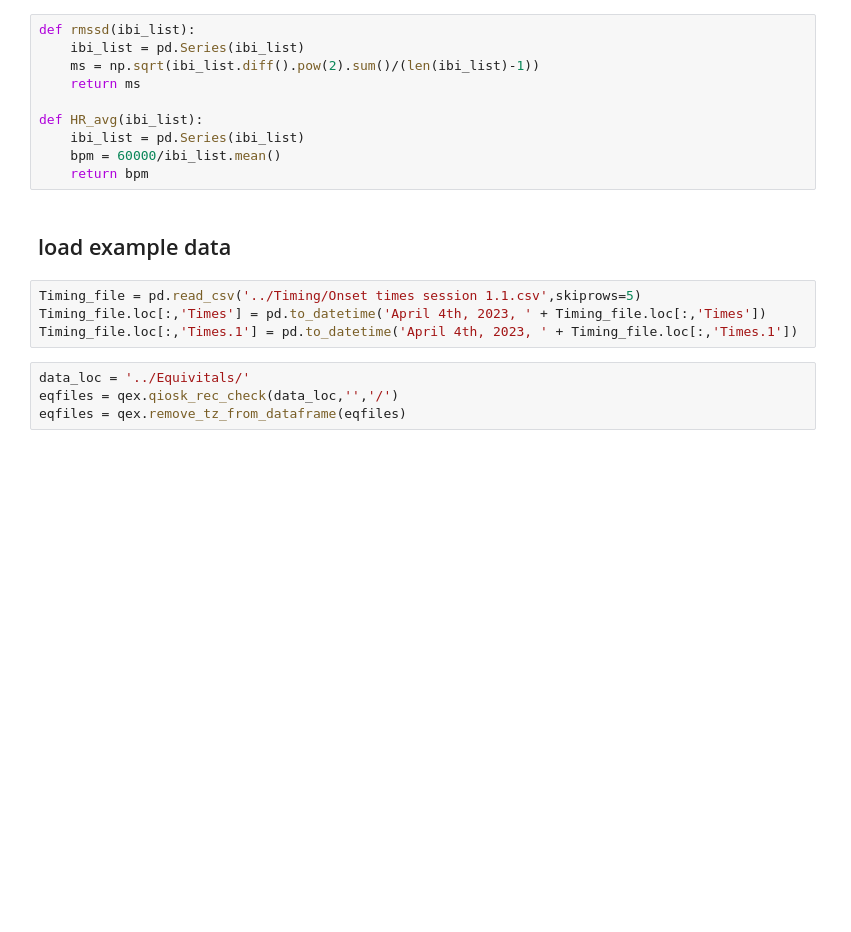
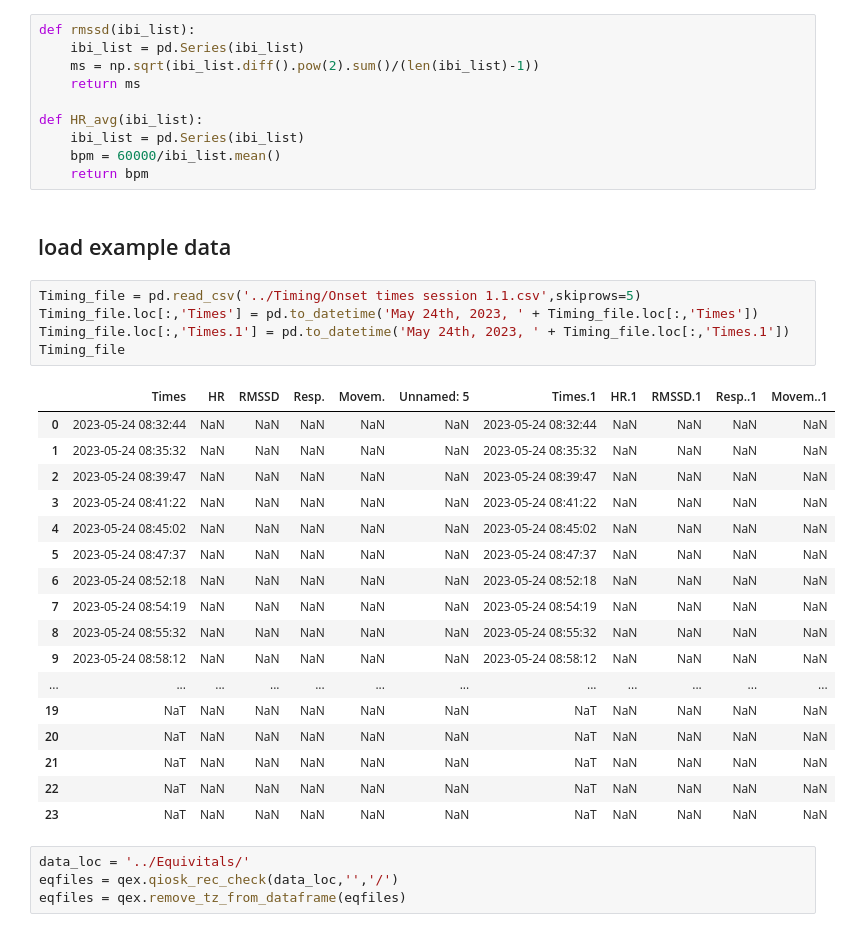
Before and after one commit to finn42/Session_sampling_phys, a Jupyter notebook: Initial_Processing.ipynb, the cells around one changed output. Cells and saved outputs as stored; diff of their text form; blank space fills up the shorter version.

```diff
--- a/Initial_Processing.ipynb
+++ b/Initial_Processing.ipynb
@@ -42,8 +39,27 @@ def HR_avg(ibi_list):
 ## load example data
 # %%
 Timing_file = pd.read_csv('../Timing/Onset times session 1.1.csv',skiprows=5)
-Timing_file.loc[:,'Times'] = pd.to_datetime('April 4th, 2023, ' + Timing_file.loc[:,'Times'])
-Timing_file.loc[:,'Times.1'] = pd.to_datetime('April 4th, 2023, ' + Timing_file.loc[:,'Times.1'])
+Timing_file.loc[:,'Times'] = pd.to_datetime('May 24th, 2023, ' + Timing_file.loc[:,'Times'])
+Timing_file.loc[:,'Times.1'] = pd.to_datetime('May 24th, 2023, ' + Timing_file.loc[:,'Times.1'])
+Timing_file
+# %% [output]
+|  | Times | HR | RMSSD | Resp. | Movem. | Unnamed: 5 | Times.1 | HR.1 | RMSSD.1 | Resp..1 | Movem..1 |
+| 0 | 2023-05-24 08:32:44 | NaN | NaN | NaN | NaN | NaN | 2023-05-24 08:32:44 | NaN | NaN | NaN | NaN |
+| 1 | 2023-05-24 08:35:32 | NaN | NaN | NaN | NaN | NaN | 2023-05-24 08:35:32 | NaN | NaN | NaN | NaN |
+| 2 | 2023-05-24 08:39:47 | NaN | NaN | NaN | NaN | NaN | 2023-05-24 08:39:47 | NaN | NaN | NaN | NaN |
+| 3 | 2023-05-24 08:41:22 | NaN | NaN | NaN | NaN | NaN | 2023-05-24 08:41:22 | NaN | NaN | NaN | NaN |
+| 4 | 2023-05-24 08:45:02 | NaN | NaN | NaN | NaN | NaN | 2023-05-24 08:45:02 | NaN | NaN | NaN | NaN |
+| 5 | 2023-05-24 08:47:37 | NaN | NaN | NaN | NaN | NaN | 2023-05-24 08:47:37 | NaN | NaN | NaN | NaN |
+| 6 | 2023-05-24 08:52:18 | NaN | NaN | NaN | NaN | NaN | 2023-05-24 08:52:18 | NaN | NaN | NaN | NaN |
+| 7 | 2023-05-24 08:54:19 | NaN | NaN | NaN | NaN | NaN | 2023-05-24 08:54:19 | NaN | NaN | NaN | NaN |
+| 8 | 2023-05-24 08:55:32 | NaN | NaN | NaN | NaN | NaN | 2023-05-24 08:55:32 | NaN | NaN | NaN | NaN |
+| 9 | 2023-05-24 08:58:12 | NaN | NaN | NaN | NaN | NaN | 2023-05-24 08:58:12 | NaN | NaN | NaN | NaN |
+| ... | ... | ... | ... | ... | ... | ... | ... | ... | ... | ... | ... |
+| 19 | NaT | NaN | NaN | NaN | NaN | NaN | NaT | NaN | NaN | NaN | NaN |
+| 20 | NaT | NaN | NaN | NaN | NaN | NaN | NaT | NaN | NaN | NaN | NaN |
+| 21 | NaT | NaN | NaN | NaN | NaN | NaN | NaT | NaN | NaN | NaN | NaN |
+| 22 | NaT | NaN | NaN | NaN | NaN | NaN | NaT | NaN | NaN | NaN | NaN |
+| 23 | NaT | NaN | NaN | NaN | NaN | NaN | NaT | NaN | NaN | NaN | NaN |
 # %%
 data_loc = '../Equivitals/'
 eqfiles = qex.qiosk_rec_check(data_loc,'','/')
```
Also changed, not shown: parts of 6 cells of this notebook, 11 other files.
